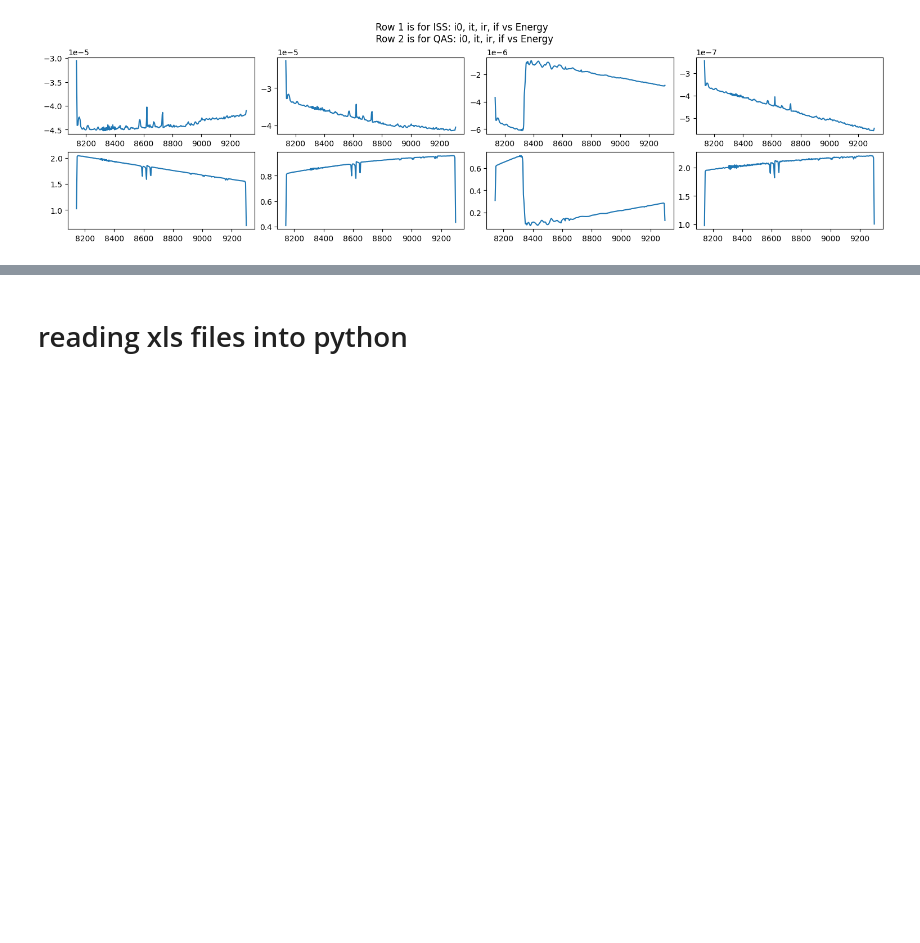
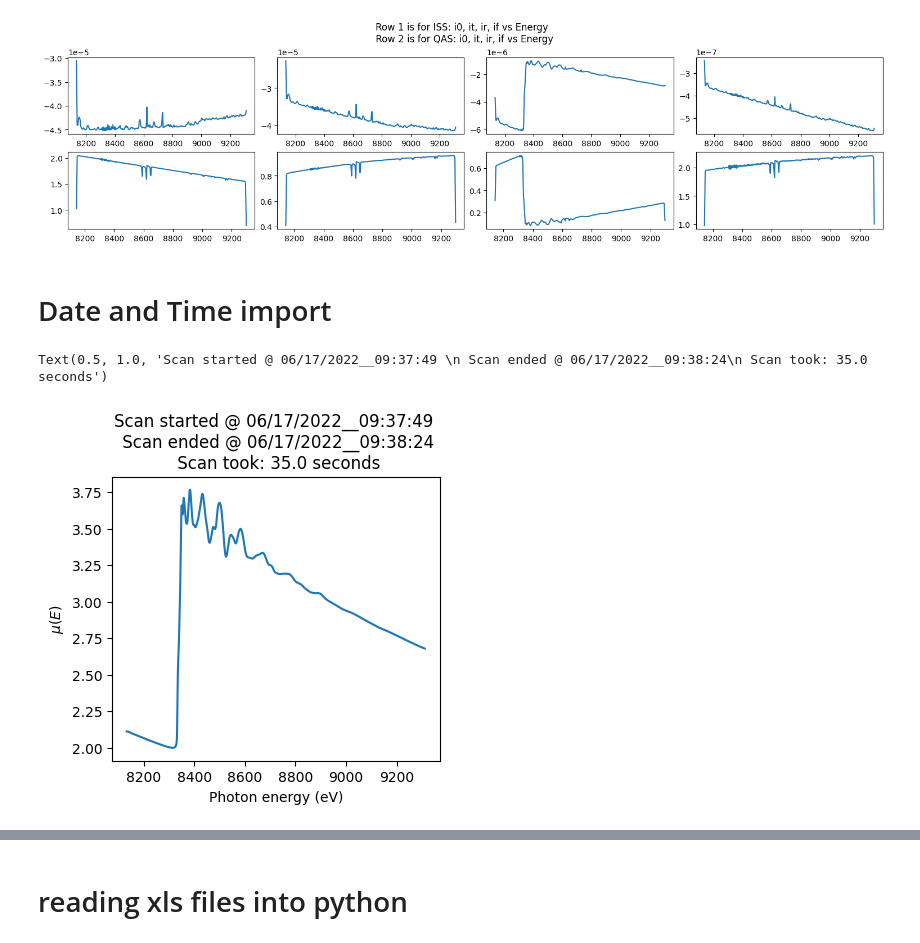
Before and after one commit to MehmetTopsakal/pySULI, a Jupyter notebook: notebooks/000.read_research_data_into_python.ipynb, the cells around one changed output, grey strips where cells are left out. Drawn from its saved outputs; the diff is of its cells as text; code cells hidden in the pictures; blank space fills up the shorter version.

Commit message:
Date and Time reading working, needs minor tweak

```diff
--- a/notebooks/000.read_research_data_into_python.ipynb
+++ b/notebooks/000.read_research_data_into_python.ipynb
@@ -104,3 +105,5 @@ ax8.plot(data2[0],data2[4])
 # %% [output]
 [<matplotlib.lines.Line2D at 0x...>]
 [figure]
+# %% [markdown]
+# Date and Time import
@@ -106,0 +142,20 @@ ax8.plot(data2[0],data2[4])
+# %%
+# navigate into plain_text directory
+os.chdir('%s/%s/%s'%(here,example_data_path,'plain_text'))
+
+E, I0, It, Ir, If = np.loadtxt('Ni-foil-XAS-data-from-ISS-beamline.dat',unpack=True,usecols=[0,1,2,3,4])
+data_array = open('Ni-foil-XAS-data-from-ISS-beamline.dat', 'r')
+content = data_array.read()[:10000]
+
+fig = plt.figure(figsize=(4,4))
+ax = fig.add_subplot(1,1,1)
+ax.plot(E,np.log(I0/Ir))
+ax.set_ylabel('$\mu(E)$')
+ax.set_xlabel('Photon energy (eV)')
+
+title = get_date_time_title(content)
+
+ax.set_title(title)
+# %% [output]
+Text(0.5, 1.0, 'Scan started @ 06/17/2022__09:37:49 \n Scan ended @ 06/17/2022__09:38:24\n Scan took: 35.0 seconds')
+[figure, added]
```
Also changed, not shown: parts of 6 cells of this notebook.
